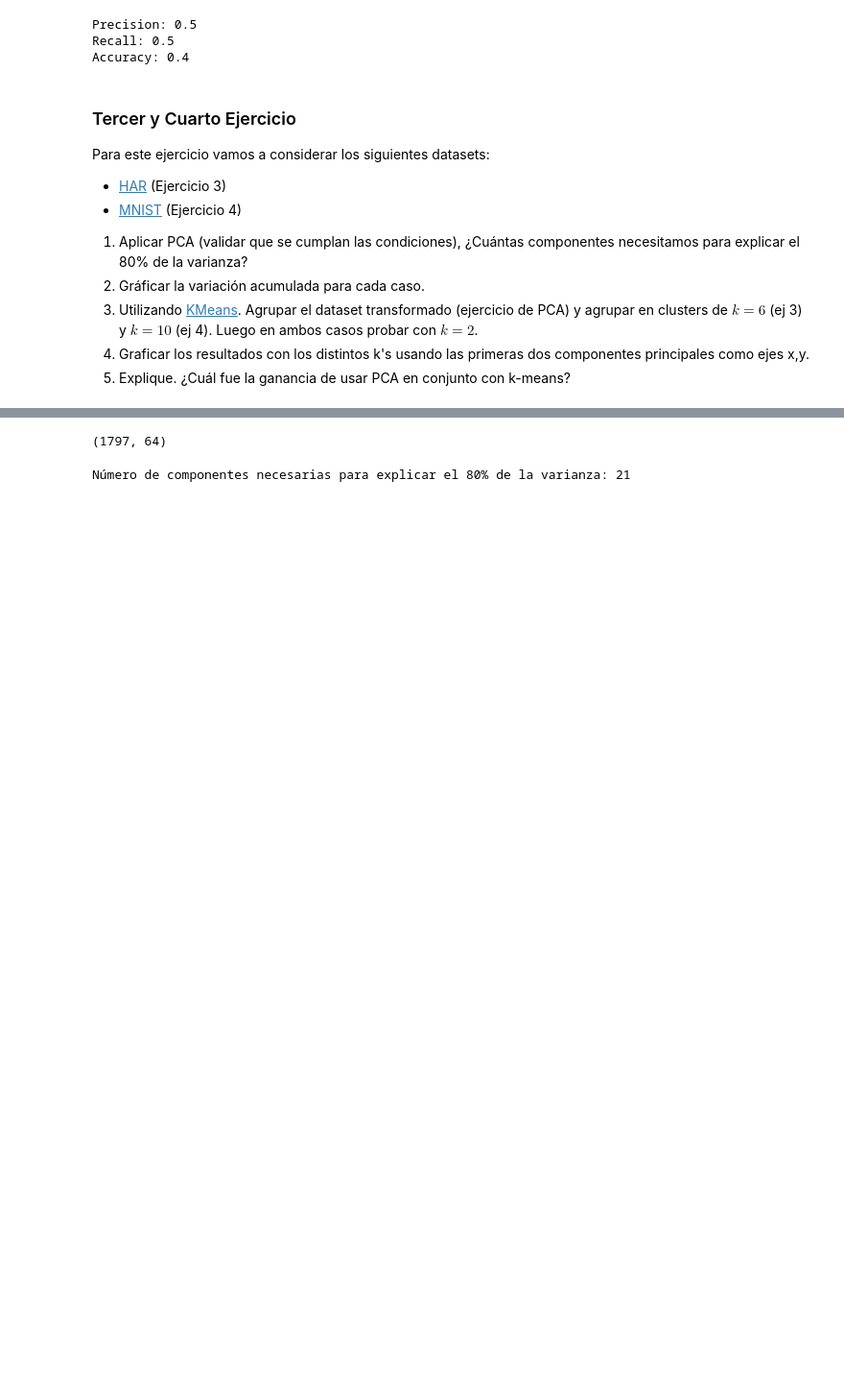
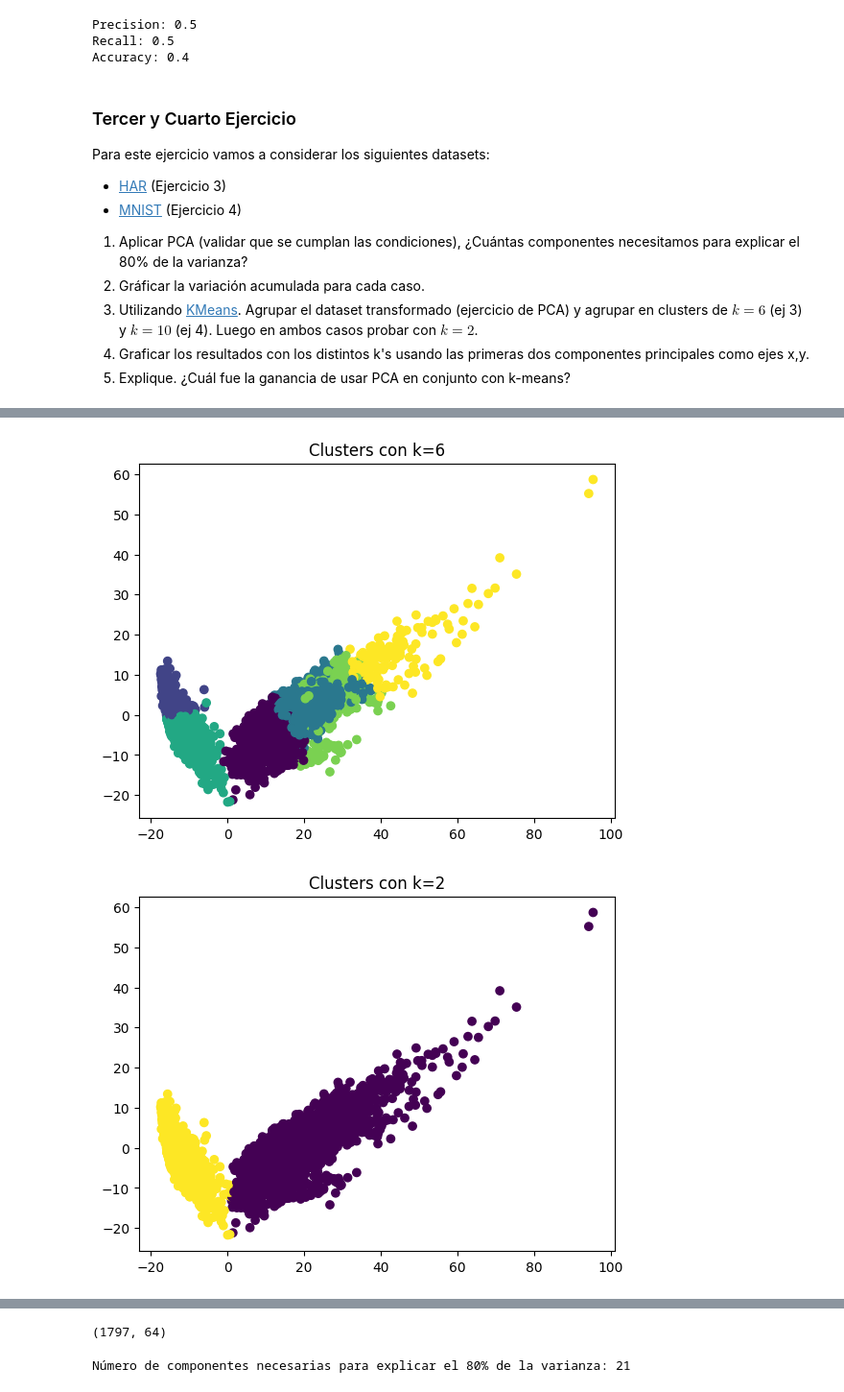
Before and after one commit to raczki/intro_ia, a Jupyter notebook: tp_integrador.ipynb, the cells around one changed output, grey strips where cells are left out. Shown at 96% size. Drawn from its saved outputs; the diff is of its cells as text; code cells hidden in the pictures; blank space fills up the shorter version.

```diff
--- a/tp_integrador.ipynb
+++ b/tp_integrador.ipynb
@@ -145,15 +158,15 @@ plt.show()
 # %%
 # 3. Utilizando KMeans Agrupar el dataset transformado (ejercicio de PCA) y agrupar en clusters de k=6 y k=2.
 # 4. Graficar los resultados con los distintos k's usando las primeras dos componentes principales como ejes x,y.
-
-pca = PCA(n_components=21)
-digits_transformed = pca.fit_transform(digits.data)
 
 k_values = [6, 2]
 
 for k in k_values:
     kmeans = KMeans(n_clusters=k, random_state=42)
-    labels = kmeans.fit_predict(digits_transformed)
-    plt.scatter(digits_transformed[:, 0], digits_transformed[:, 1], c=labels)
+    labels = kmeans.fit_predict(X_pca)
+    plt.scatter(X_pca[:, 0], X_pca[:, 1], c=labels)
     plt.title(f"Clusters con k={k}")
     plt.show()
+# %% [output]
+[figure, added]
+[figure, added]
```
Also changed, not shown: parts of 7 cells of this notebook.
